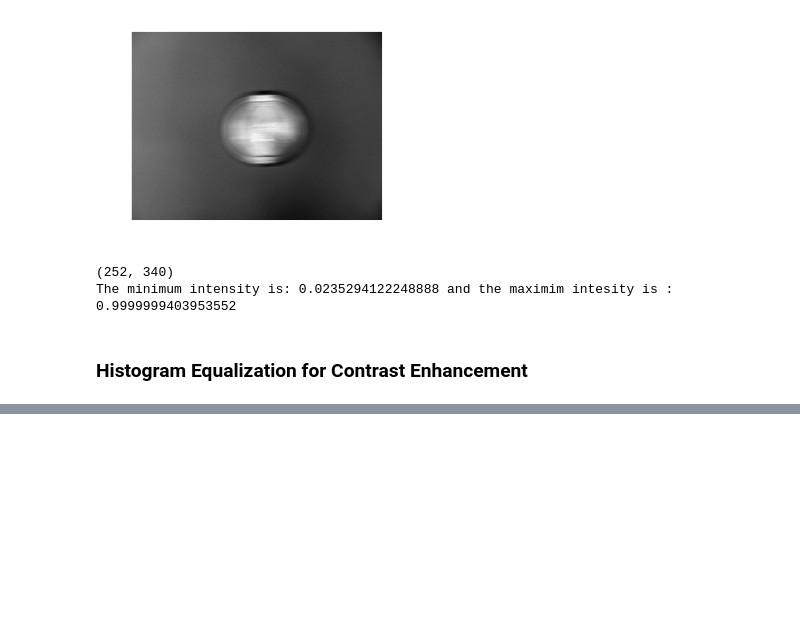
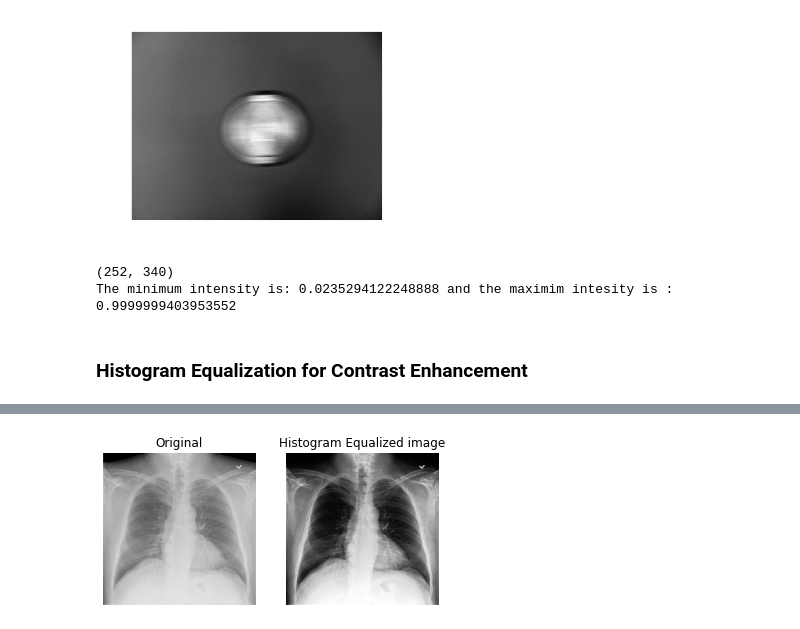
Before and after one commit to sikha2552/Python_ImageProcessing, a Jupyter notebook: Chapter2_Filtering.ipynb, the cells around one changed output, grey strips where cells are left out. Drawn from its saved outputs; the diff is of its cells as text; code cells hidden in the pictures; blank space fills up the shorter version.

```diff
--- a/Chapter2_Filtering.ipynb
+++ b/Chapter2_Filtering.ipynb
@@ -87,0 +88,9 @@ im.shape
+# %%
+#Equalize the histogram
+from skimage import exposure
+eqhist_img=exposure.equalize_hist(im)
+# %%
+#Display the images
+plot_comparison(im,eqhist_img,'Histogram Equalized image')
+# %% [output]
+[figure, added]
```
Also changed, not shown: parts of 2 cells of this notebook.
